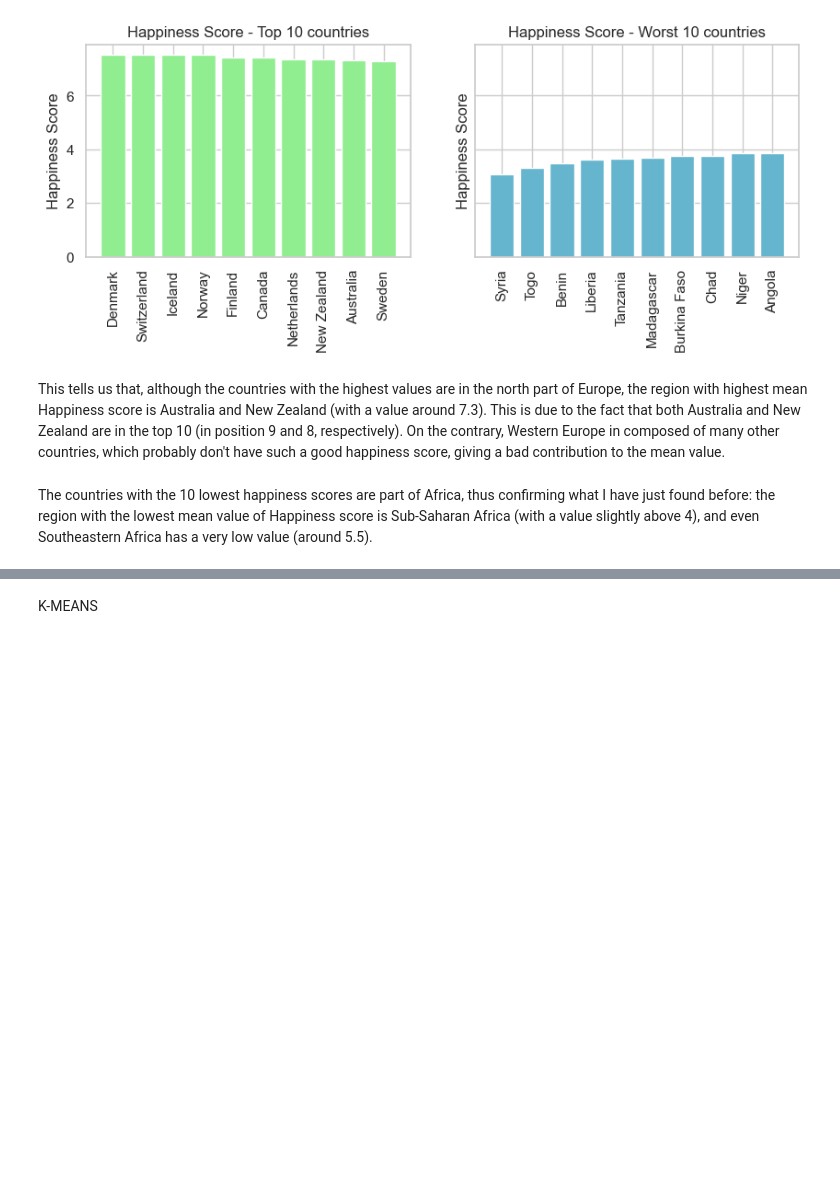
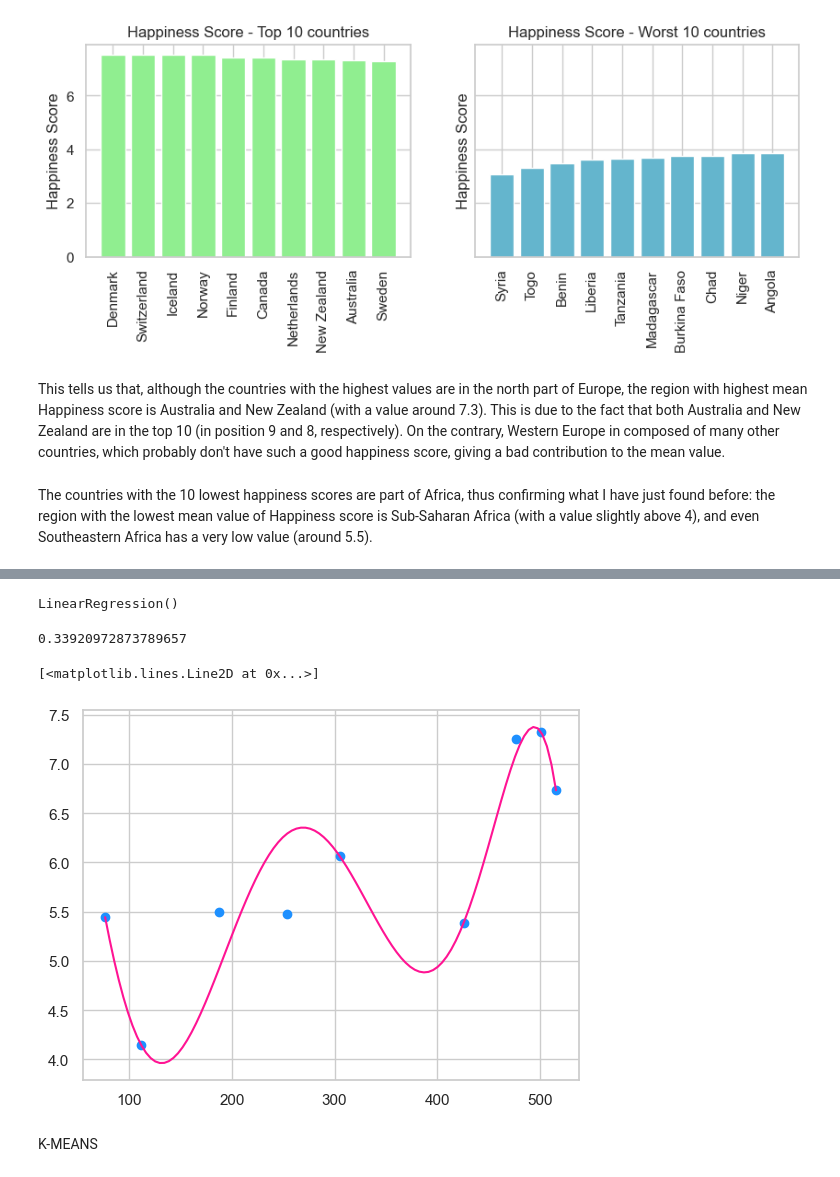
Before and after one commit to alessiasanfelici/Social_Research_Project, a Jupyter notebook: Alchool and Happiness.ipynb, the cells around one changed output, grey strips where cells are left out. Saved outputs shown, nothing was run; the diff lists cells and outputs as text; code cells hidden in the pictures; blank space fills up the shorter version.

```diff
--- a/Alchool and Happiness.ipynb
+++ b/Alchool and Happiness.ipynb
@@ -200,0 +246,5 @@ The countries with the 10 lowest happiness scores are part of Africa, thus confi
+# %%
+model = LinearRegression()
+model.fit(x_train_poly, y_train)
+# %% [output]
+LinearRegression()
@@ -201,3 +253,19 @@ The countries with the 10 lowest happiness scores are part of Africa, thus confi
+# %%
+metrics.mean_squared_error(y_test, y_pred)
+# %% [output]
+0.33920972873789657
+# %%
+x_plot = np.linspace(x.min(), x.max(), 100).reshape(-1, 1)
+x_plot_poly = poly_features.transform(x_plot)
+y_plot = model.predict(x_plot_poly)
+# %%
+plt.scatter(x, y, label="Actual Data", c = "dodgerblue")
+
+# Plot the regression curve
+plt.plot(x_plot, y_plot, color = "deeppink", label = "Polynomial Regression")
+# %% [output]
+[<matplotlib.lines.Line2D at 0x...>]
+[figure, added]
 # %% [markdown]
 K-MEANS
 # %%
```
Also changed, not shown: parts of 29 cells of this notebook.
